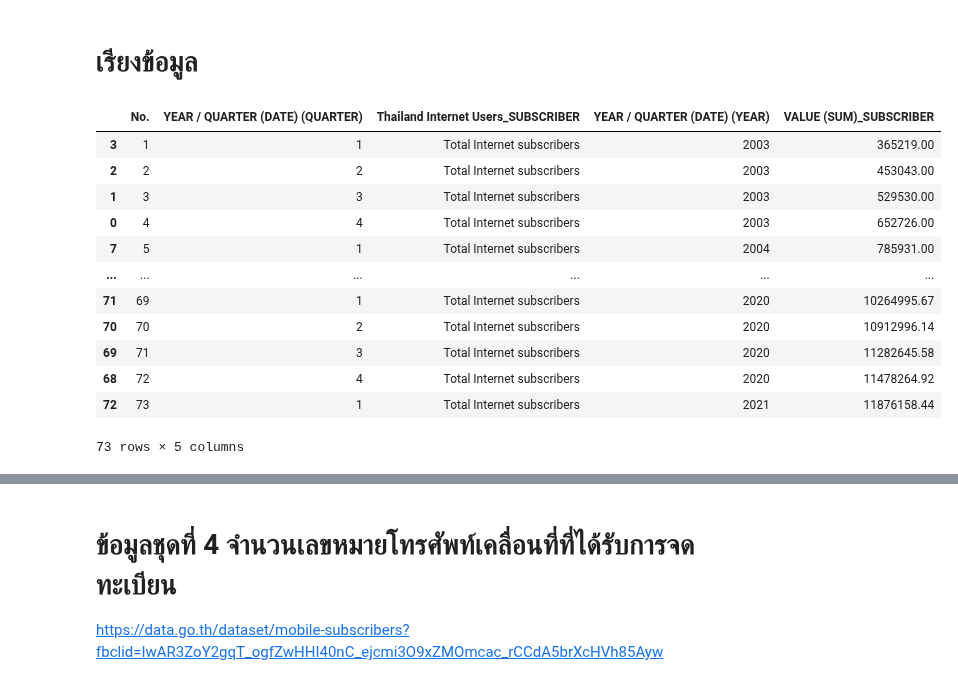
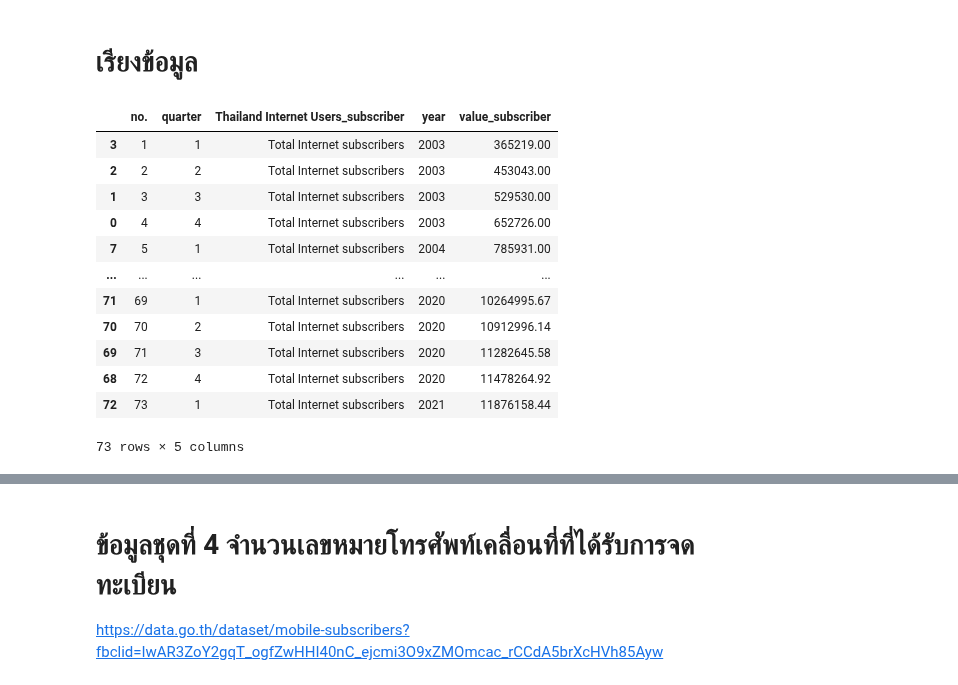
Before and after one commit to mintra-tippayaratsontorn/DWDM21, a Jupyter notebook: Project_DWDM.ipynb, the cells around one changed output, grey strips where cells are left out. Drawn from its saved outputs; the diff is of its cells as text; code cells hidden in the pictures.

```diff
--- a/Project_DWDM.ipynb
+++ b/Project_DWDM.ipynb
@@ -14,7 +14,7 @@ Mounted at /content/drive
 # %%
 import os
 # %%
-path = '/content/drive/My Drive/PROJECT_DWDM'
+path = '/content/drive/My Drive/Project_DWDM'
 # %% [markdown]
 # ข้อมูลชุดที่ 1 จำนวนผู้ลงทะเบียนใช้บริการอินเทอร์เน็ตความเร็วสูง
 
@@ -138,10 +138,10 @@ dtype: bool
 # %% [markdown]
 # เรียงข้อมูล
 # %%
-data_subscriber2 = data_subscriber.sort_values(by=['No.'])  # เรียงข้อมูลโดยใช้ column ของ No. เป็นหลักในการเรียง
+data_subscriber2 = data_subscriber.sort_values(by=['no.'])  # เรียงข้อมูลโดยใช้ column ของ No. เป็นหลักในการเรียง
 data_subscriber2
 # %% [output]
-|  | No. | YEAR / QUARTER (DATE) (QUARTER) | Thailand Internet Users_SUBSCRIBER | YEAR / QUARTER (DATE) (YEAR) | VALUE (SUM)_SUBSCRIBER |
+|  | no. | quarter | Thailand Internet Users_subscriber | year | value_subscriber |
 | 3 | 1 | 1 | Total Internet subscribers | 2003 | 365219.00 |
 | 2 | 2 | 2 | Total Internet subscribers | 2003 | 453043.00 |
 | 1 | 3 | 3 | Total Internet subscribers | 2003 | 529530.00 |
```
Also changed, not shown: parts of 30 cells of this notebook.
